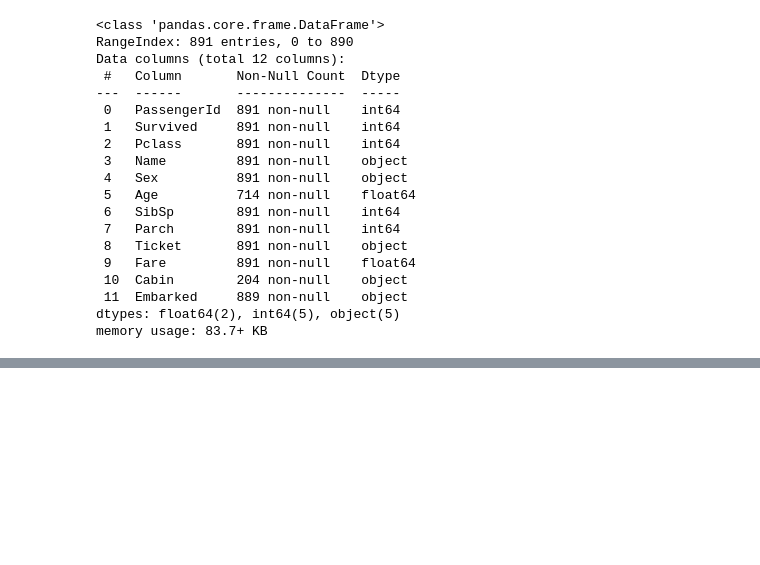
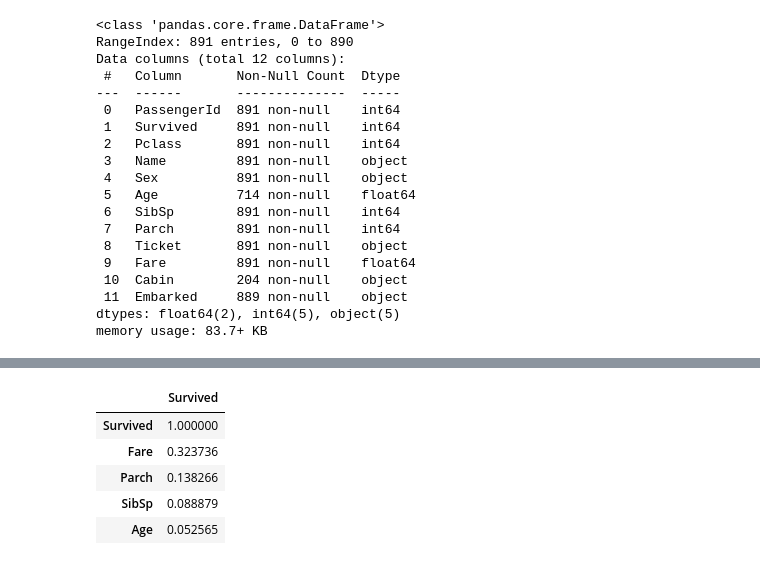
Before and after one commit to saifedias/tellerrand, a Jupyter notebook: 00_data.ipynb, the cells around one changed output, grey strips where cells are left out. Drawn from its saved outputs; the diff is of its cells as text; code cells hidden in the pictures; blank space fills up the shorter version.

```diff
--- a/00_data.ipynb
+++ b/00_data.ipynb
@@ -56,0 +138,3 @@ memory usage: 83.7+ KB
+# %%
+corr = train_data_num.corr(method="spearman").abs()
+sns.heatmap(corr, vmin=0, vmax=1, cmap="binary", annot=True, linewidths=0.5);
@@ -56,0 +143,9 @@ memory usage: 83.7+ KB
+# %%
+corr[["Survived"]].sort_values(by="Survived", ascending=False)
+# %% [output]
+|  | Survived |
+| Survived | 1.000000 |
+| Fare | 0.323736 |
+| Parch | 0.138266 |
+| SibSp | 0.088879 |
+| Age | 0.052565 |
```
Also changed, not shown: parts of 22 cells of this notebook.
